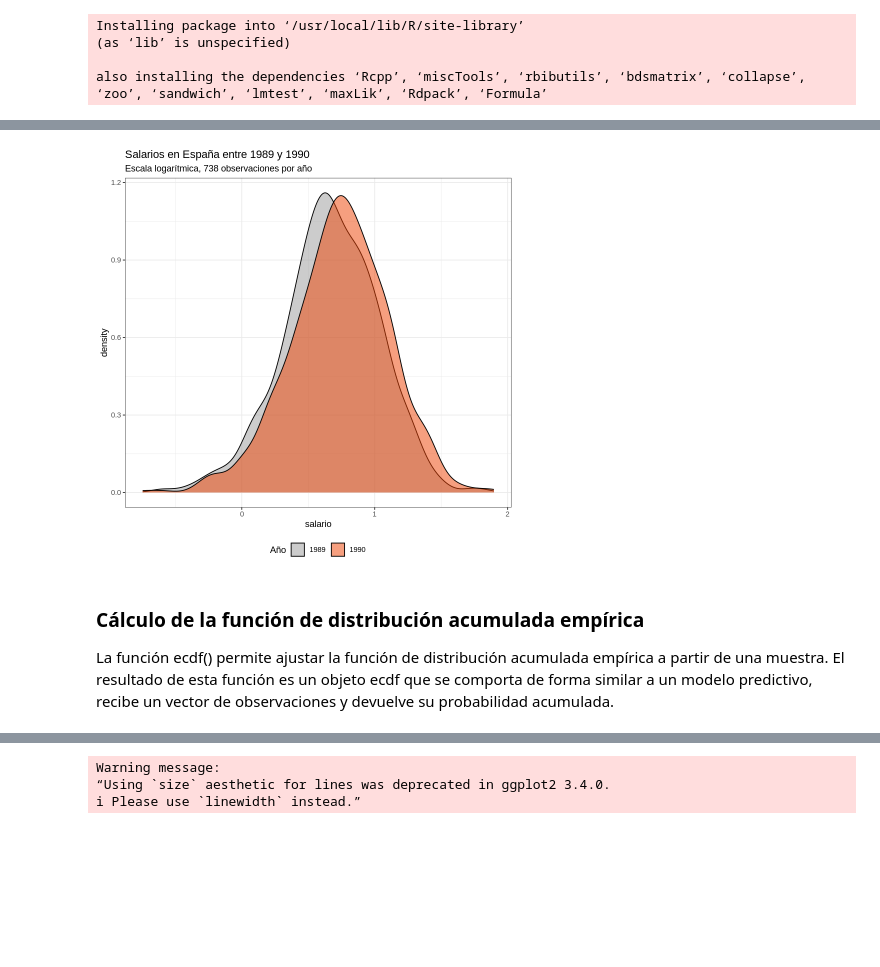
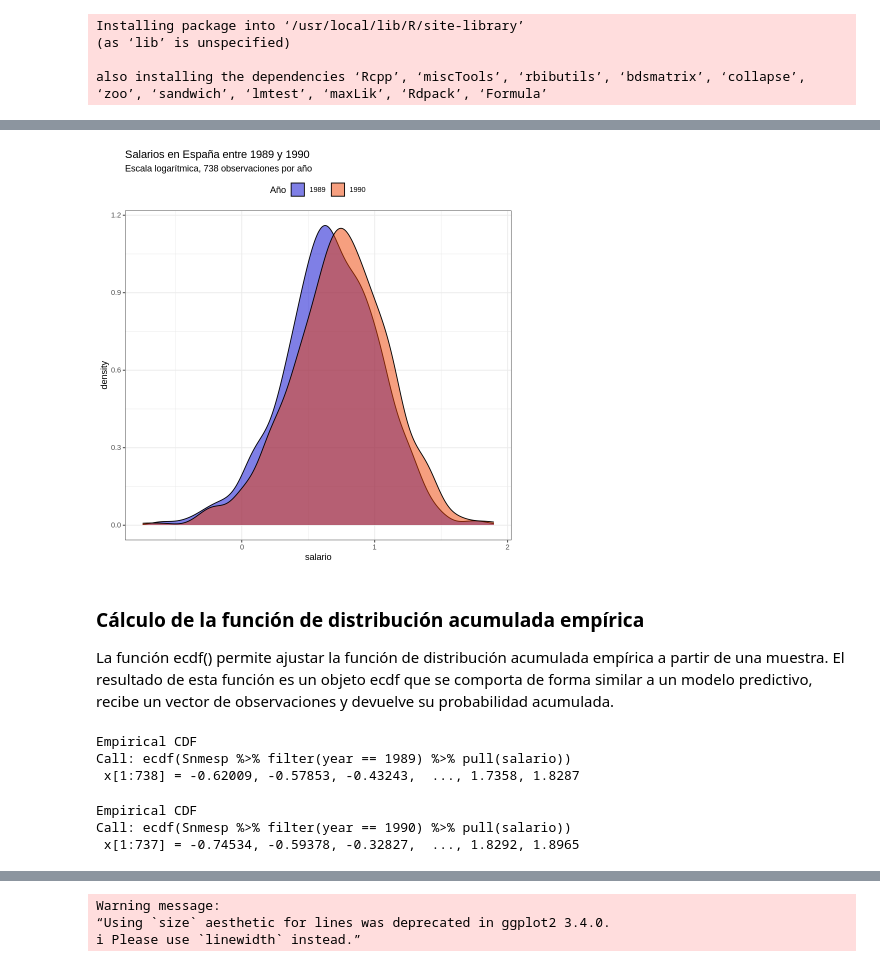
Before and after one commit to jazaineam1/nopara, a Jupyter notebook: Cuadernos/Kolmogorov_Smirnov.ipynb, the cells around one changed output, grey strips where cells are left out. Saved outputs shown, nothing was run; the diff lists cells and outputs as text; code cells hidden in the pictures; blank space fills up the shorter version.

```diff
--- a/Cuadernos/Kolmogorov_Smirnov.ipynb
+++ b/Cuadernos/Kolmogorov_Smirnov.ipynb
@@ -48,24 +68,31 @@ also installing the dependencies ‘Rcpp’, ‘miscTools’, ‘rbibutils’,
 # %%
-library(tidyverse)
-data(Snmesp, package = "plm")
-
-Snmesp <- Snmesp %>%
-          filter(year %in% c(1989, 1990)) %>%
-          mutate(year = as.factor(year)) %>%
-          select(year, salario = w)
 Snmesp %>%
     ggplot(aes(x = salario, fill = year)) +
     geom_density(alpha = 0.5) +
-    scale_fill_manual(values = c("gray60", "orangered2")) +
+    scale_fill_manual(values = c("blue3", "orangered2")) +
     labs(title = "Salarios en España entre 1989 y 1990",
          subtitle = "Escala logarítmica, 738 observaciones por año",
          fill = "Año") +
     theme_bw() +
-    theme(legend.position = "bottom")
+    theme(legend.position = "top")
 # %% [output]
-[figure, old version]
+[figure, new version]
 # %% [markdown]
 ### Cálculo de la función de distribución acumulada empírica
 
 La función ecdf() permite ajustar la función de distribución acumulada empírica a partir de una muestra. El resultado de esta función es un objeto ecdf que se comporta de forma similar a un modelo predictivo, recibe un vector de observaciones y devuelve su probabilidad acumulada.
+# %%
+ecdf_1989 <- ecdf(Snmesp %>% filter(year == 1989) %>% pull(salario))
+ecdf_1989
+# %% [output]
+Empirical CDF
+Call: ecdf(Snmesp %>% filter(year == 1989) %>% pull(salario))
+ x[1:738] = -0.62009, -0.57853, -0.43243,  ..., 1.7358, 1.8287
+# %%
+ecdf_1990 <- ecdf(Snmesp %>% filter(year == 1990) %>% pull(salario))
+ecdf_1990
+# %% [output]
+Empirical CDF
+Call: ecdf(Snmesp %>% filter(year == 1990) %>% pull(salario))
+ x[1:737] = -0.74534, -0.59378, -0.32827,  ..., 1.8292, 1.8965
 # %%
```
Also changed, not shown: parts of 10 cells of this notebook.
